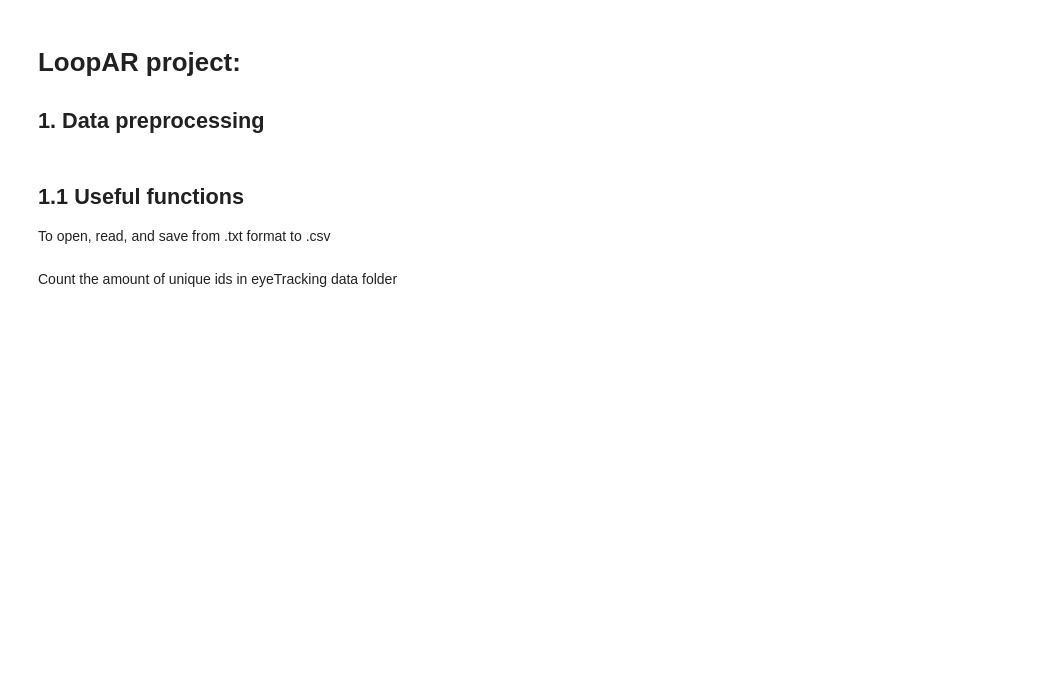
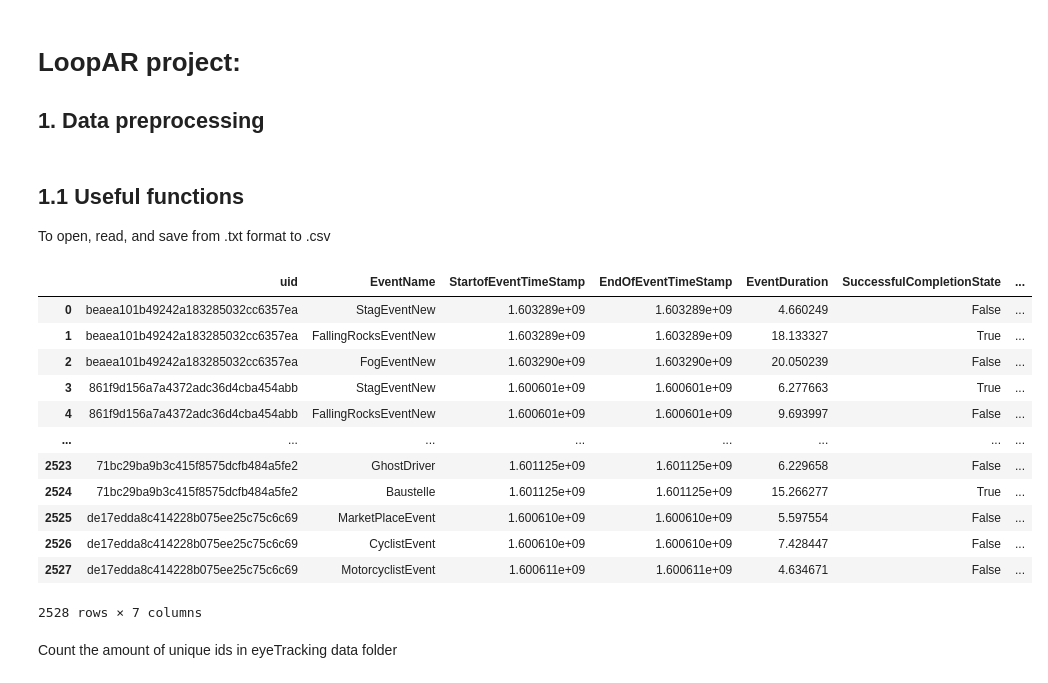
Before and after one commit to JohnMadrid/WestdriveLoopARData, a Jupyter notebook: preprocessing.ipynb, the cells around one changed output. Saved outputs shown, nothing was run; the diff lists cells and outputs as text; code cells hidden in the pictures; blank space fills up the shorter version.

```diff
--- a/preprocessing.ipynb
+++ b/preprocessing.ipynb
@@ -39,6 +39,43 @@ def get_filename_as_parts(filename):
     :return:
     """
     return filename.split(".")[0].split("_")
+
+def get_uid_calibration_data(folder_path):
+    folder_path = os.path.join(folder_path, '..', 'ParticipantCalibrationData')
+    _, matching_files_list = analyze_folder(folder_path)
+    df_cal = pd.DataFrame()
+    for txt_file in matching_files_list:
+        filename = os.path.join(folder_path, txt_file)
+        with open(filename, "r") as file:
+            data_list_cal = json.load(file)
+        df = pd.json_normalize(data_list_cal, max_level=1)
+        df_cal = pd.concat([df, df_cal], ignore_index=True)
+
+    df_cal['included'] = df_cal.apply(lambda row: ((row['EyeValidationError.x']<1.5) or (row['EyeValidationError.y']<1.5)) and
+                                                  (not 'EyeCalibrationSkipped' in row['SpecialNotes']) and
+                                                  (not 'EyeValidationSkipped' in row['SpecialNotes']) and
+                                                  (not 'Keyboard' in row['SteeringInputDevice']), axis = 1)
+    df_cal.rename(columns={'ParticipantUuid': 'uid'}, inplace=True)
+
+    return df_cal[['uid', 'included', 'ExperimentalCondition']]
+
+def get_events_data(folder_path):
+    folder_path = os.path.join(folder_path, '..', 'SceneData')
+    _, matching_files_list = analyze_folder(folder_path)
+    df_scene = pd.DataFrame(columns=['uid'])
+    for txt_file in matching_files_list:
+        filename = os.path.join(folder_path, txt_file)
+        with open(filename, "r") as file:
+            data_list = json.load(file)
+        df = pd.json_normalize(data_list,'EventBehavior',max_level=1)
+
+        # Append file name information to dataframe
+        parts = get_filename_as_parts(txt_file)
+        df['uid'] = parts[0]
+
+        df_scene = pd.concat([df_scene, df], ignore_index=True)
+
+    return df_scene
 
 def analyze_folder(folder_path, target_id = '', file_type='txt'):
     """
@@ -61,6 +98,22 @@ def analyze_folder(folder_path, target_id = '', file_type='txt'):
             matching_files.append(filename)
 
     return unique_ids, matching_files if target_id != '' else files_of_interest
+# %%
+get_events_data(file_path_calibration)
+# %% [output]
+|  | uid | EventName | StartofEventTimeStamp | EndOfEventTimeStamp | EventDuration | SuccessfulCompletionState | ... |
+| 0 | beaea101b49242a183285032cc6357ea | StagEventNew | 1.603289e+09 | 1.603289e+09 | 4.660249 | False | ... |
+| 1 | beaea101b49242a183285032cc6357ea | FallingRocksEventNew | 1.603289e+09 | 1.603289e+09 | 18.133327 | True | ... |
+| 2 | beaea101b49242a183285032cc6357ea | FogEventNew | 1.603290e+09 | 1.603290e+09 | 20.050239 | False | ... |
+| 3 | 861f9d156a7a4372adc36d4cba454abb | StagEventNew | 1.600601e+09 | 1.600601e+09 | 6.277663 | True | ... |
+| 4 | 861f9d156a7a4372adc36d4cba454abb | FallingRocksEventNew | 1.600601e+09 | 1.600601e+09 | 9.693997 | False | ... |
+| ... | ... | ... | ... | ... | ... | ... | ... |
+| 2523 | 71bc29ba9b3c415f8575dcfb484a5fe2 | GhostDriver | 1.601125e+09 | 1.601125e+09 | 6.229658 | False | ... |
+| 2524 | 71bc29ba9b3c415f8575dcfb484a5fe2 | Baustelle | 1.601125e+09 | 1.601125e+09 | 15.266277 | True | ... |
+| 2525 | de17edda8c414228b075ee25c75c6c69 | MarketPlaceEvent | 1.600610e+09 | 1.600610e+09 | 5.597554 | False | ... |
+| 2526 | de17edda8c414228b075ee25c75c6c69 | CyclistEvent | 1.600610e+09 | 1.600610e+09 | 7.428447 | False | ... |
+| 2527 | de17edda8c414228b075ee25c75c6c69 | MotorcyclistEvent | 1.600611e+09 | 1.600611e+09 | 4.634671 | False | ... |
+2528 rows × 7 columns
 # %% [markdown]
 Count the amount of unique ids in eyeTracking data folder
 # %%
```
Also changed, not shown: parts of 14 cells of this notebook.
